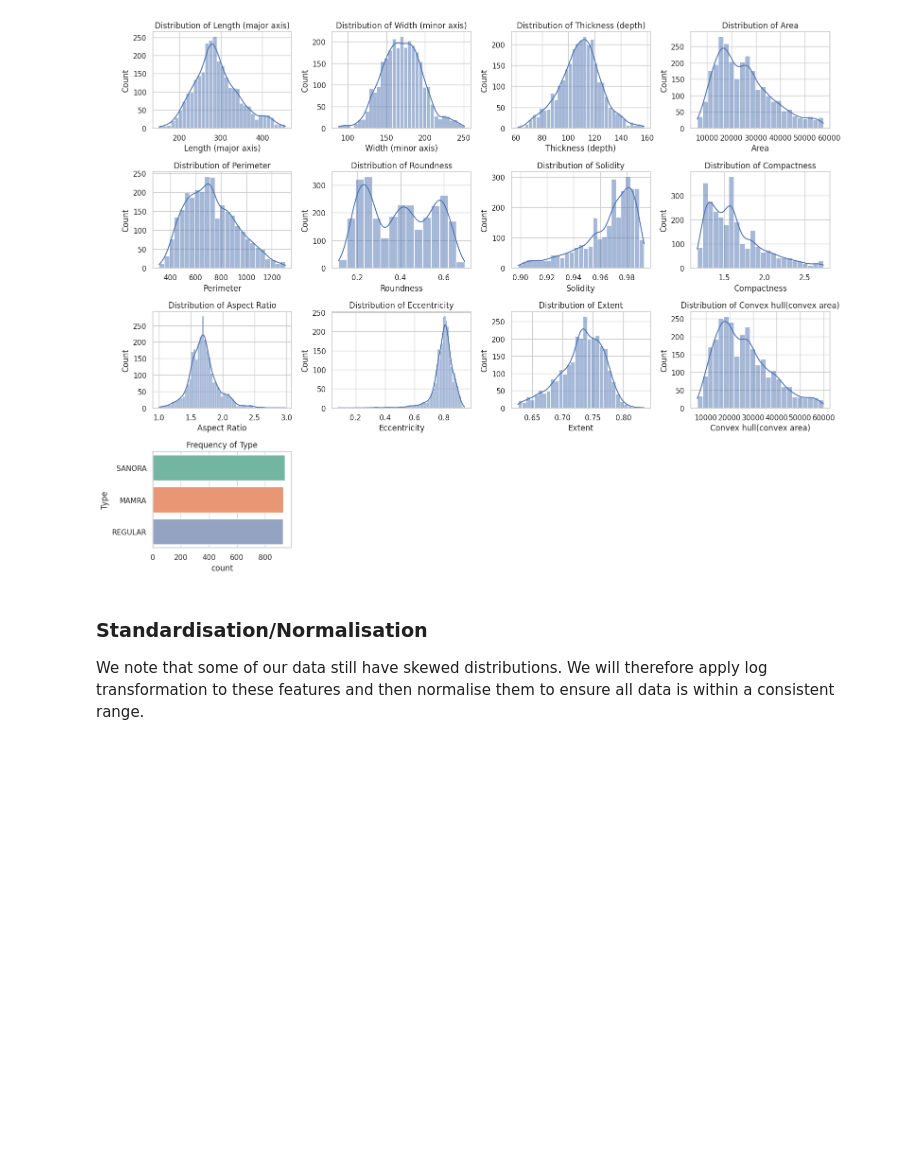
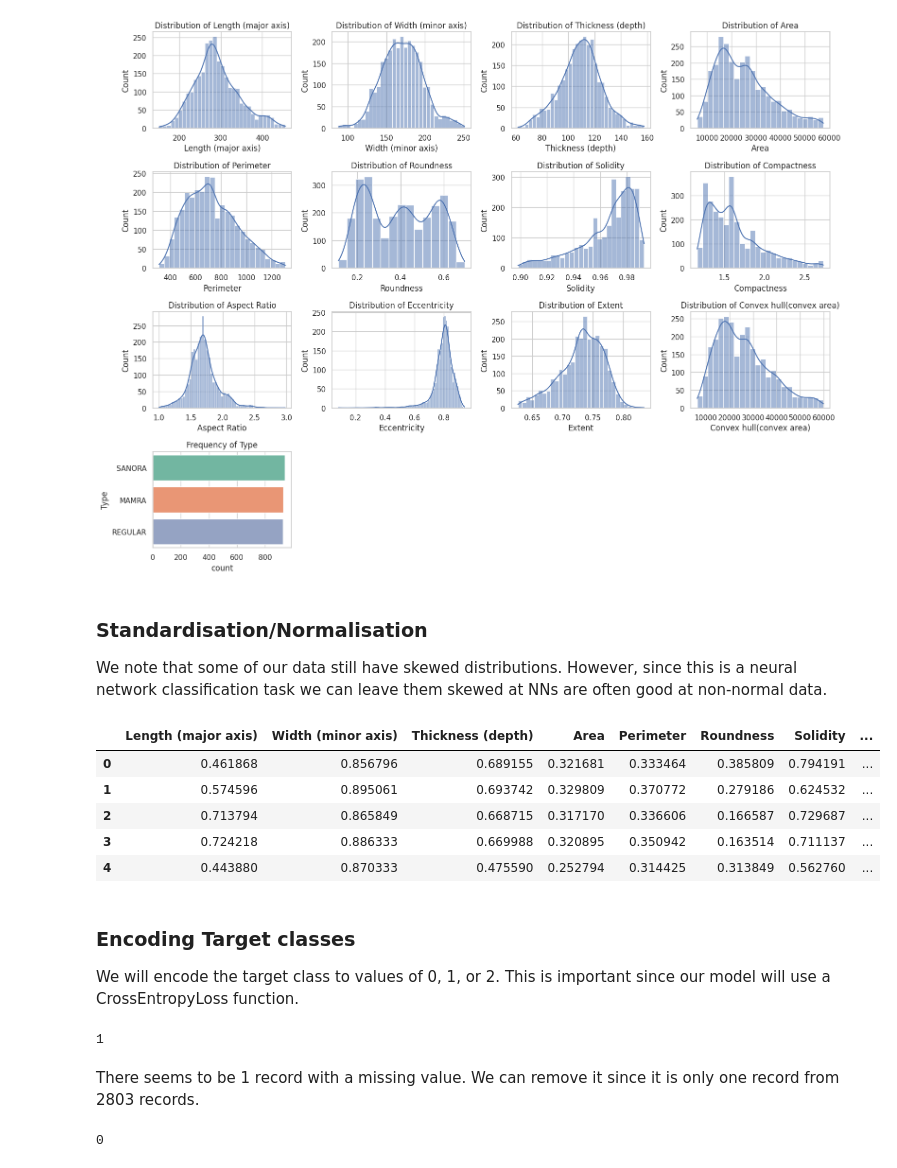
Before and after one commit to JsteReubsSoftware/COS711-Assignment-2, a Jupyter notebook: u21457060_cos711_a2.ipynb, the cells around one changed output. Drawn from its saved outputs; the diff is of its cells as text; code cells hidden in the pictures; blank space fills up the shorter version.

Commit message:
Debugging model implementation

```diff
--- a/u21457060_cos711_a2.ipynb
+++ b/u21457060_cos711_a2.ipynb
@@ -292,7 +292,38 @@ Passing `palette` without assigning `hue` is deprecated and will be removed in v
 
   sns.countplot(y=data[column], palette='Set2', order=data[column].value_counts().index)
 [figure]
-# %% [markdown]
-### Standardisation/Normalisation
-
-We note that some of our data still have skewed distributions. We will therefore apply log transformation to these features and then normalise them to ensure all data is within a consistent range.
+# %% [markdown]
+### Standardisation/Normalisation
+
+We note that some of our data still have skewed distributions. However, since this is a neural network classification task we can leave them skewed at NNs are often good at non-normal data.
+# %%
+# normalize the data points using min-max scaler
+from sklearn.preprocessing import MinMaxScaler
+
+scaler = MinMaxScaler()
+scaled_data = scaler.fit_transform(clean_data.drop(['Type'], axis=1))
+scaled_data = pd.DataFrame(scaled_data, columns=clean_data.drop(['Type'], axis=1).columns)
+scaled_data['Type'] = clean_data['Type']
+scaled_data.head()
+# %% [output]
+|  | Length (major axis) | Width (minor axis) | Thickness (depth) | Area | Perimeter | Roundness | Solidity | ... |
+| 0 | 0.461868 | 0.856796 | 0.689155 | 0.321681 | 0.333464 | 0.385809 | 0.794191 | ... |
+| 1 | 0.574596 | 0.895061 | 0.693742 | 0.329809 | 0.370772 | 0.279186 | 0.624532 | ... |
+| 2 | 0.713794 | 0.865849 | 0.668715 | 0.317170 | 0.336606 | 0.166587 | 0.729687 | ... |
+| 3 | 0.724218 | 0.886333 | 0.669988 | 0.320895 | 0.350942 | 0.163514 | 0.711137 | ... |
+| 4 | 0.443880 | 0.870333 | 0.475590 | 0.252794 | 0.314425 | 0.313849 | 0.562760 | ... |
+# %% [markdown]
+### Encoding Target classes
+We will encode the target class to values of 0, 1, or 2. This is important since our model will use a CrossEntropyLoss function.
+# %%
+# make sure there are not any missing values for the Type class
+scaled_data['Type'].isna().sum()
+# %% [output]
+1
+# %% [markdown]
+There seems to be 1 record with a missing value. We can remove it since it is only one record from 2803 records.
+# %%
+scaled_data.dropna(inplace=True)
+scaled_data['Type'].isna().sum()
+# %% [output]
+0
```
Also changed, not shown: parts of 26 cells of this notebook.
